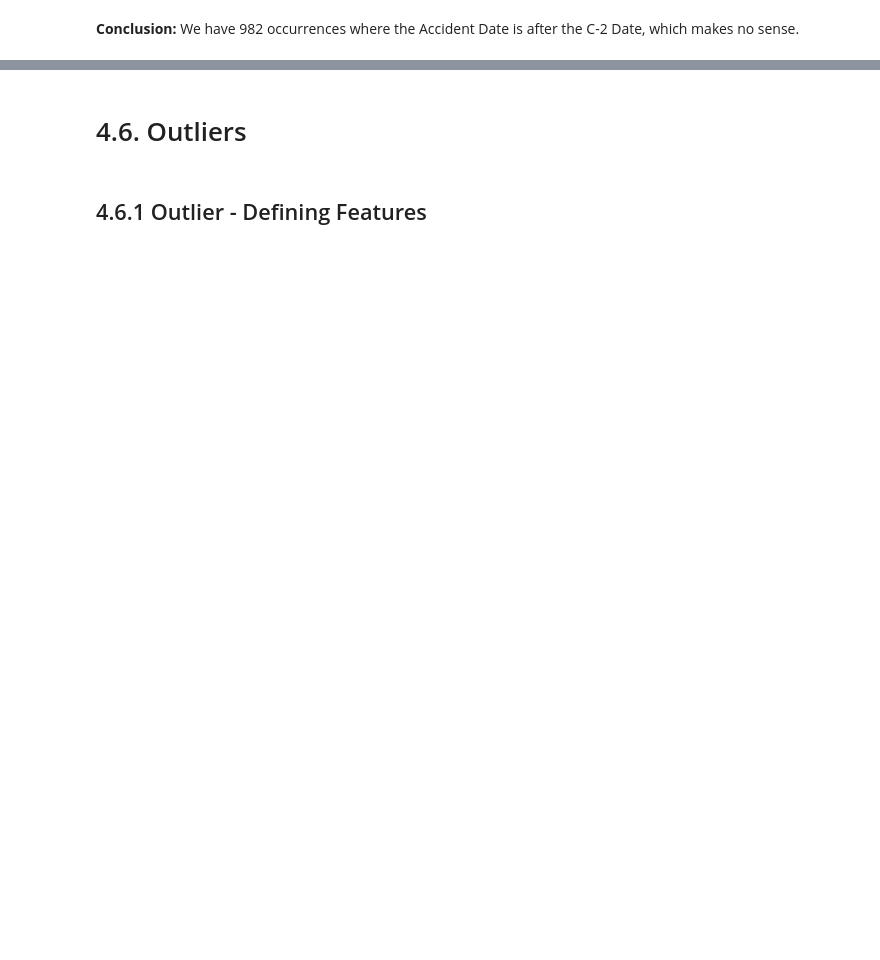
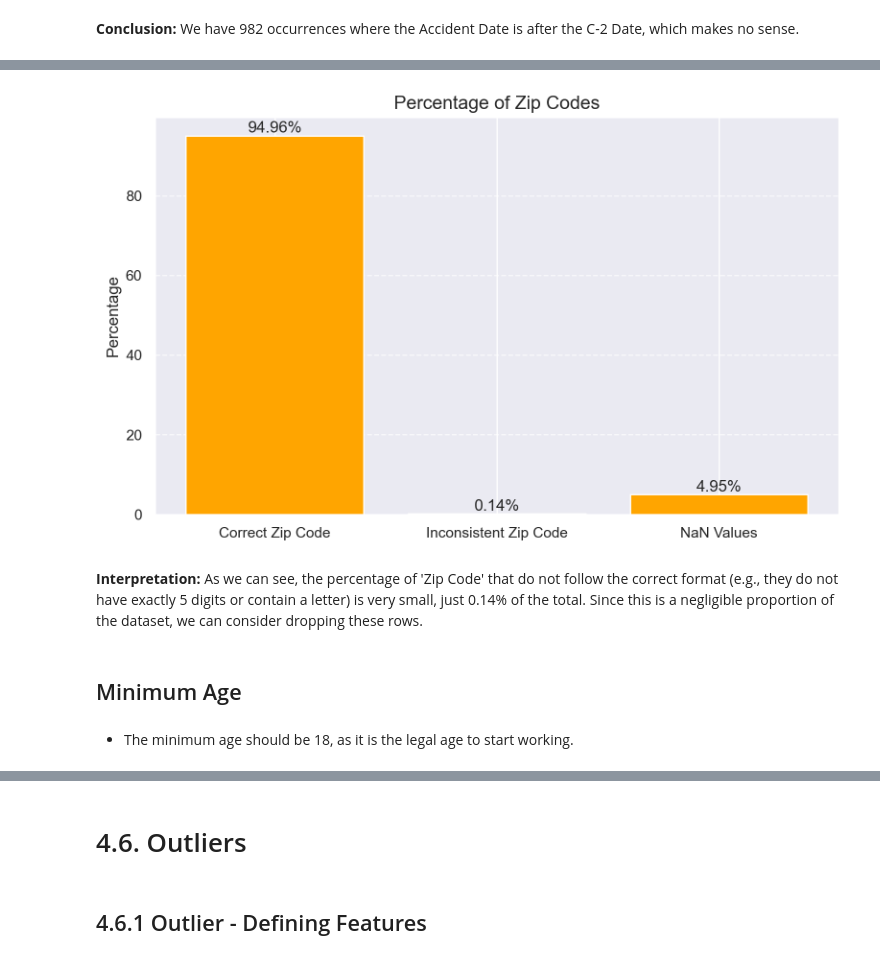
Before and after one commit to mgalao/machine-learning-project, a Jupyter notebook: project/Homework_Group38.ipynb, the cells around one changed output, grey strips where cells are left out. Saved outputs shown, nothing was run; the diff lists cells and outputs as text; code cells hidden in the pictures; blank space fills up the shorter version.

```diff
--- a/project/Homework_Group38.ipynb
+++ b/project/Homework_Group38.ipynb
@@ -1185,0 +1040,2 @@ df_inconsistencies[df_inconsistencies['Accident Date'] > df_inconsistencies['C-2
+# %%
+df_inconsistencies["Zip Code"] = df_inconsistencies["Zip Code"].apply(convert_to_int_if_numeric)
@@ -1185,0 +1044,7 @@ df_inconsistencies[df_inconsistencies['Accident Date'] > df_inconsistencies['C-2
+# %%
+count_invalid_length = (
+    (df_inconsistencies["Zip Code"].astype(str).apply(len) != 5) &
+    (df_inconsistencies["Zip Code"].astype(str).apply(len) != 9) &
+    df_inconsistencies["Zip Code"].notna()
+)
+df_inconsistencies[count_invalid_length]
@@ -1185,0 +1088,4 @@ df_inconsistencies[df_inconsistencies['Accident Date'] > df_inconsistencies['C-2
+# %%
+contains_letters_and_numbers = df_inconsistencies["Zip Code"].str.contains(r'[A-Za-z]', regex=True, na=False) & \
+                               df_inconsistencies["Zip Code"].str.contains(r'\d', regex=True, na=False)
+df_inconsistencies[contains_letters_and_numbers]['Zip Code'].unique()
@@ -1185,0 +1114,3 @@ df_inconsistencies[df_inconsistencies['Accident Date'] > df_inconsistencies['C-2
+# %%
+correct_zip_codes = df_inconsistencies[(df_inconsistencies["Zip Code"].astype(str).apply(len) == 5)]
+correct_zip_codes['Zip Code']
@@ -1185,0 +1131,41 @@ df_inconsistencies[df_inconsistencies['Accident Date'] > df_inconsistencies['C-2
+# %%
+# Calculate the total number of entries
+total_count = df_inconsistencies["Zip Code"].count() + df_inconsistencies["Zip Code"].isna().sum()
+
+# Count Zip Codes that are supposedly correct
+count_correct_zip_codes = correct_zip_codes['Zip Code'].count()
+
+# Count wrong Zip Codes (!= 5 & != 9 & with letters)
+count_invalid_zip_codes = df_inconsistencies[count_invalid_length]['Zip Code'].count() + df_inconsistencies[contains_letters_and_numbers]['Zip Code'].count()
+
+# Count NaN Values
+count_nan_codes = df_inconsistencies["Zip Code"].isna().sum()
+
+# Create a summary DataFrame with percentages
+summary_df = pd.DataFrame({
+    'Category': ['Correct Zip Code', 'Inconsistent Zip Code', 'NaN Values'],
+    'Count': [count_correct_zip_codes, count_invalid_zip_codes, count_nan_codes]
+})
+
+# Calculate percentages
+summary_df['Percentage'] = (summary_df['Count'] / total_count) * 100
+
+# Create a bar chart for percentages
+plt.figure(figsize=(8, 5))
+bars = plt.bar(summary_df['Category'], summary_df['Percentage'], color=['orange', 'blue'])
+plt.title('Percentage of Zip Codes', fontsize=14)
+plt.ylabel('Percentage', fontsize=12)
+plt.grid(axis='y', linestyle='--', alpha=0.7)
+
+# Add labels on top of the bars
+for bar in bars:
+    yval = bar.get_height()
+    plt.text(bar.get_x() + bar.get_width()/2, yval, f'{yval:.2f}%', ha='center', va='bottom')
+
+# Show the plot
+plt.tight_layout()
+plt.show()
+# %% [output]
+[figure, added]
+# %% [markdown]
+**Interpretation:** As we can see, the percentage of 'Zip Code' that do not follow the correct format (e.g., they do not have exactly 5 digits or contain a letter) is very small, just 0.14% of the total. Since this is a negligible proportion of the dataset, we can consider dropping these rows.
@@ -1185,0 +1177,4 @@ df_inconsistencies[df_inconsistencies['Accident Date'] > df_inconsistencies['C-2
+# %% [markdown]
+## Minimum Age
+# %% [markdown]
+- The minimum age should be 18, as it is the legal age to start working.
```
Also changed, not shown: parts of 100 cells of this notebook, 1 other file.
